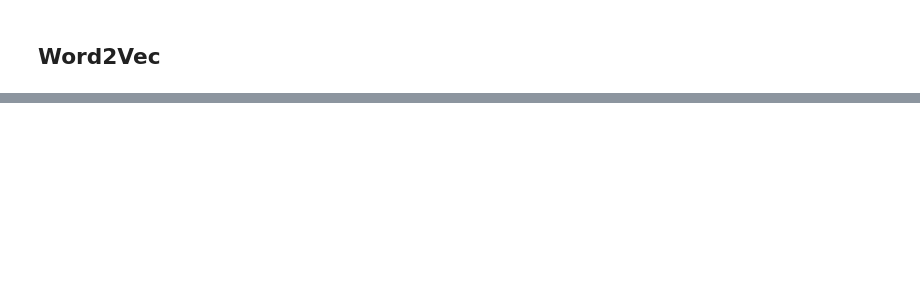
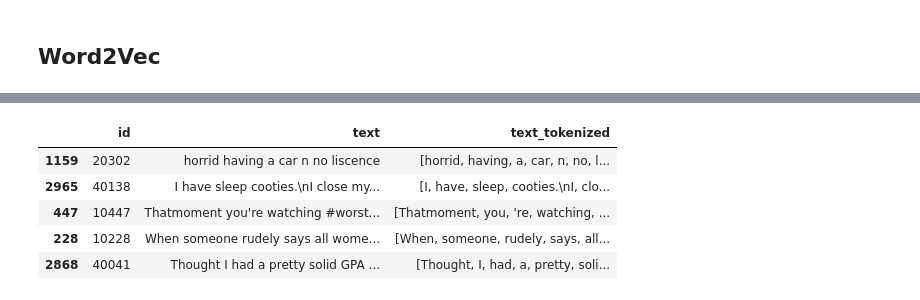
Before and after one commit to drewcavicchi/DM2021-Lab2-HW2, a Jupyter notebook: DM2021-Lab2-Homework.ipynb, the cells around one changed output, grey strips where cells are left out. Drawn from its saved outputs; the diff is of its cells as text; code cells hidden in the pictures; blank space fills up the shorter version.

```diff
--- a/DM2021-Lab2-Homework.ipynb
+++ b/DM2021-Lab2-Homework.ipynb
@@ -525,0 +561,11 @@ ModuleNotFoundError: No module named 'gensim'
+# %%
+## the input type
+train_df['text_tokenized'] = train_df['text'].apply(lambda x: nltk.word_tokenize(x))
+train_df[['id', 'text', 'text_tokenized']].head()
+# %% [output]
+|  | id | text | text_tokenized |
+| 1159 | 20302 | horrid having a car n no liscence | [horrid, having, a, car, n, no, l... |
+| 2965 | 40138 | I have sleep cooties.\nI close my... | [I, have, sleep, cooties.\nI, clo... |
+| 447 | 10447 | Thatmoment you're watching #worst... | [Thatmoment, you, 're, watching, ... |
+| 228 | 10228 | When someone rudely says all wome... | [When, someone, rudely, says, all... |
+| 2868 | 40041 | Thought I had a pretty solid GPA ... | [Thought, I, had, a, pretty, soli... |
```
Also changed, not shown: parts of 16 cells of this notebook, 2 other files.
